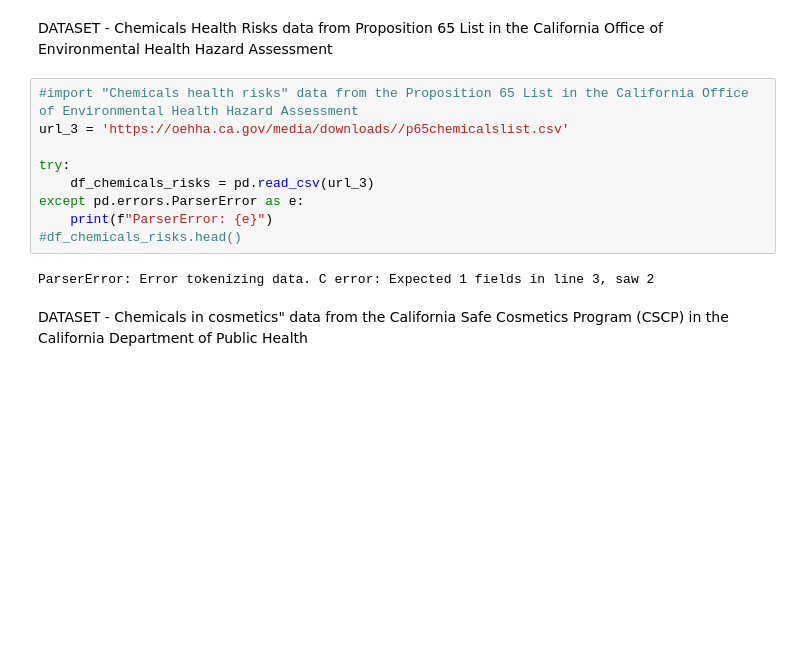
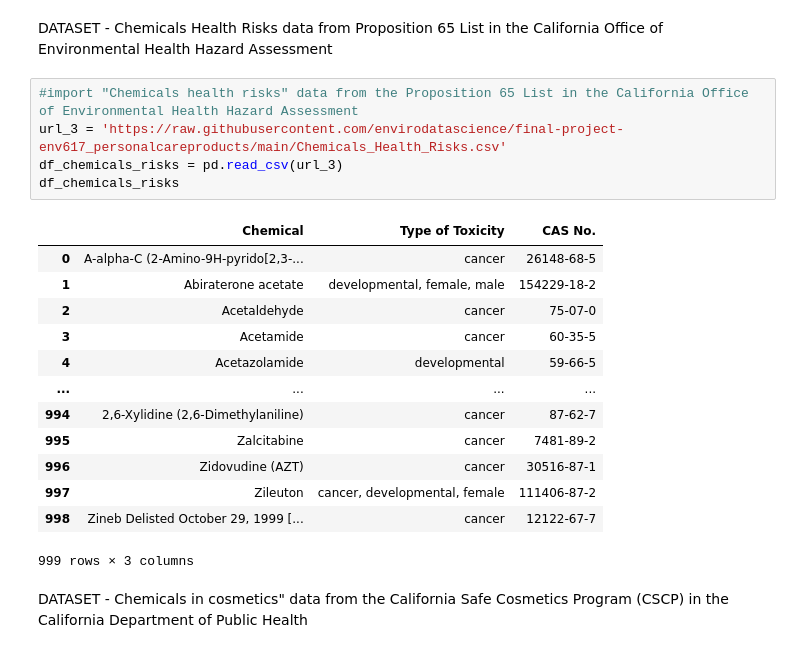
Before and after one commit to envirodatascience/final-project-env617_personalcareproducts, a Jupyter notebook: ENV_617_Final_Project_PersonalCareProducts_pynb.ipynb, the cells around one changed output. Saved outputs shown, nothing was run; the diff lists cells and outputs as text; blank space fills up the shorter version.

```diff
--- a/ENV_617_Final_Project_PersonalCareProducts_pynb.ipynb
+++ b/ENV_617_Final_Project_PersonalCareProducts_pynb.ipynb
@@ -39,15 +39,23 @@ import plotnine
 DATASET - Chemicals Health Risks data from Proposition 65 List in the California Office of Environmental Health Hazard Assessment
 # %%
 #import "Chemicals health risks" data from the Proposition 65 List in the California Office of Environmental Health Hazard Assessment
-url_3 = 'https://oehha.ca.gov/media/downloads//p65chemicalslist.csv'
-
-try:
-    df_chemicals_risks = pd.read_csv(url_3)
-except pd.errors.ParserError as e:
-    print(f"ParserError: {e}")
-#df_chemicals_risks.head()
+url_3 = 'https://raw.githubusercontent.com/envirodatascience/final-project-env617_personalcareproducts/main/Chemicals_Health_Risks.csv'
+df_chemicals_risks = pd.read_csv(url_3)
+df_chemicals_risks
 # %% [output]
+|  | Chemical | Type of Toxicity | CAS No. |
+| 0 | A-alpha-C (2-Amino-9H-pyrido[2,3-... | cancer | 26148-68-5 |
+| 1 | Abiraterone acetate | developmental, female, male | 154229-18-2 |
+| 2 | Acetaldehyde | cancer | 75-07-0 |
+| 3 | Acetamide | cancer | 60-35-5 |
+| 4 | Acetazolamide | developmental | 59-66-5 |
+| ... | ... | ... | ... |
+| 994 | 2,6-Xylidine (2,6-Dimethylaniline) | cancer | 87-62-7 |
+| 995 | Zalcitabine | cancer | 7481-89-2 |
+| 996 | Zidovudine (AZT) | cancer | 30516-87-1 |
+| 997 | Zileuton | cancer, developmental, female | 111406-87-2 |
+| 998 | Zineb Delisted October 29, 1999 [... | cancer | 12122-67-7 |
-ParserError: Error tokenizing data. C error: Expected 1 fields in line 3, saw 2
+999 rows × 3 columns
 # %% [markdown]
 DATASET - Chemicals in cosmetics" data from the California Safe Cosmetics Program (CSCP) in the California Department of Public Health
 # %%
```
Also changed, not shown: parts of 1 cell of this notebook.
